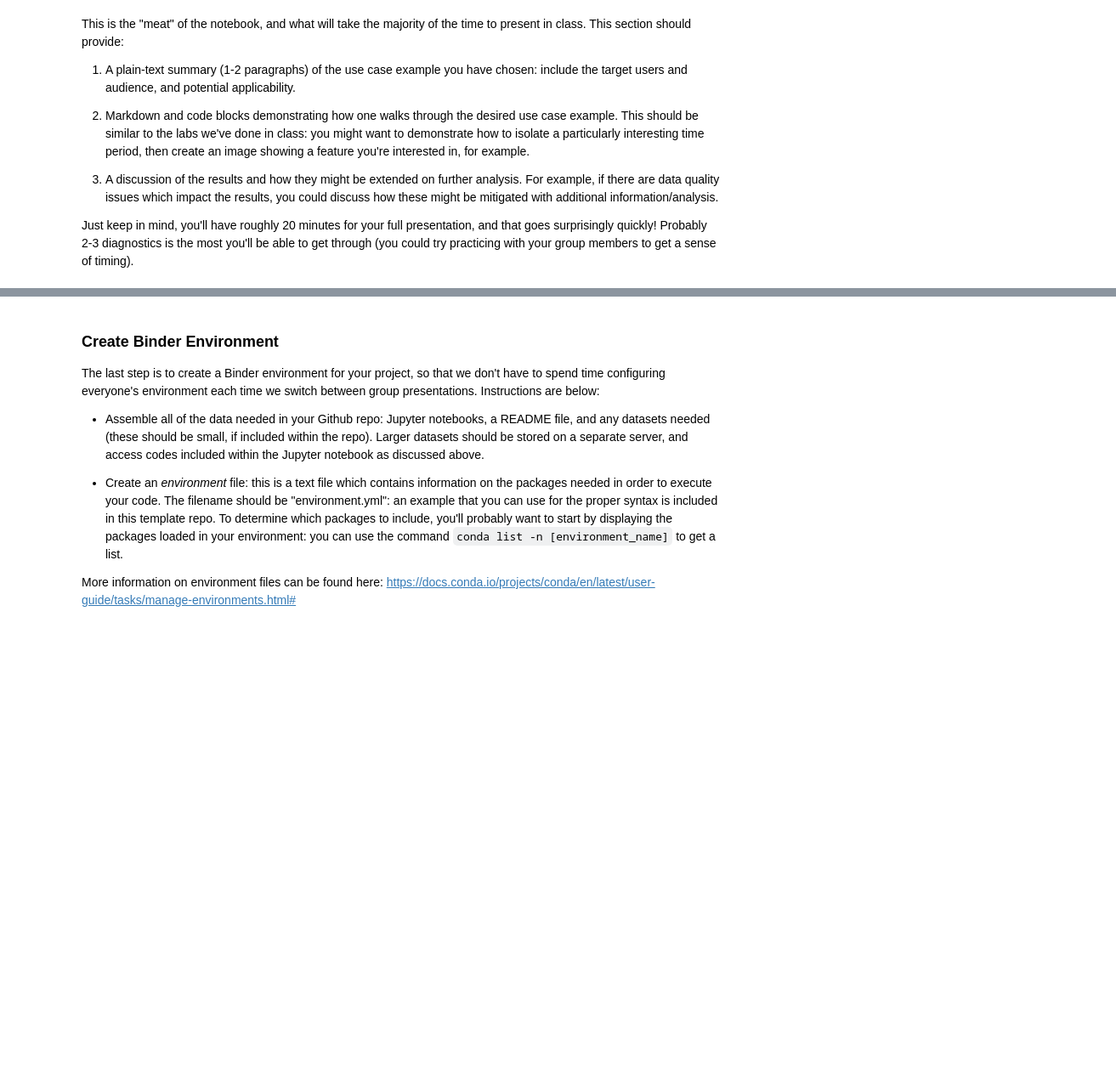
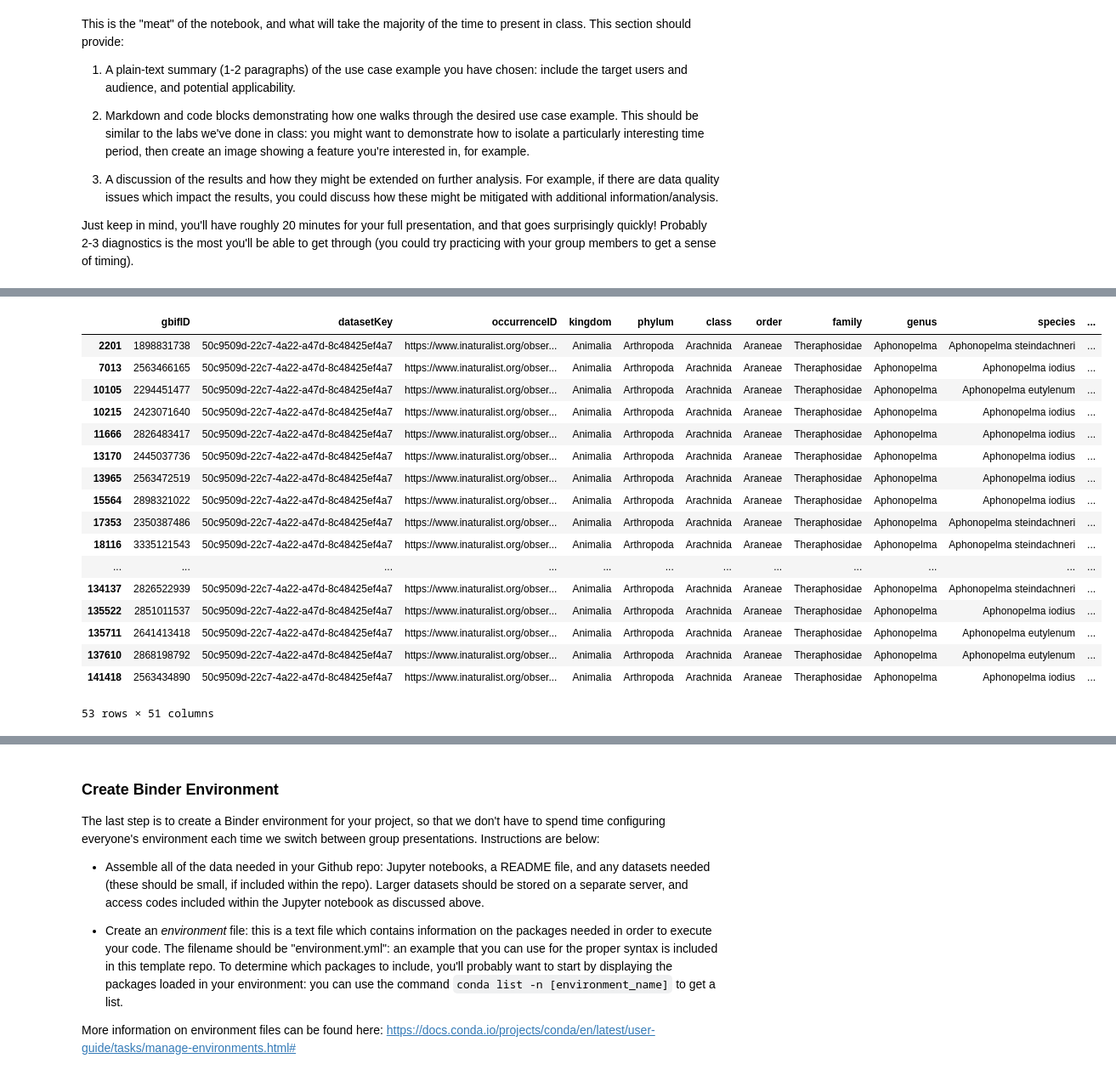
Before and after one commit to erica-bishop/eds220-finalproject, a Jupyter notebook: finalproject_template-Copy1.ipynb, the cells around one changed output, grey strips where cells are left out. Shown: that part at 85% size. Drawn from its saved outputs; the diff is of its cells as text; code cells hidden in the pictures; blank space fills up the shorter version.

```diff
--- a/finalproject_template-Copy1.ipynb
+++ b/finalproject_template-Copy1.ipynb
@@ -206,0 +219,16 @@ fig.colorbar(cf,ax=ax)
+# %%
+import shapely
+import geopandas as gpd
+import pandas as pd
+
+# Repeated--- read in the data!
+sb_inat = pd.read_csv("/courses/EDS214/EDS220_gbffs/inat_sb_recent.csv", sep = '\t') #make sure to update the file path to where your data is stored
+
+# Remember our tarantulas object from our first visualization!
+tarantulas = sb_inat.loc[sb_inat['family'] == "Theraphosidae"]
+# %%
+# Using shapely, create geometries from your lat-lons
+geom_list = [shapely.geometry.Point(lon,lat) for lon,lat in zip(tarantulas["decimalLongitude"] , tarantulas["decimalLatitude"])] # check the ordering of lon/lat
+
+# Create GeoPandas geodataframe
+tarantulas_gdf = gpd.GeoDataFrame(tarantulas, geometry=geom_list, crs={"init":"EPSG:4326"})
@@ -206,0 +251,25 @@ fig.colorbar(cf,ax=ax)
+# %%
+tarantulas_rpj = tarantulas_gdf.to_crs("EPSG:6423") # NAD83 California Zone 5-- includes SB
+
+tarantulas_rpj.crs # now the unit of measurement is in meters!
+
+tarantulas_rpj
+# %% [output]
+|  | gbifID | datasetKey | occurrenceID | kingdom | phylum | class | order | family | genus | species | ... |
+| 2201 | 1898831738 | 50c9509d-22c7-4a22-a47d-8c48425ef4a7 | https://www.inaturalist.org/obser... | Animalia | Arthropoda | Arachnida | Araneae | Theraphosidae | Aphonopelma | Aphonopelma steindachneri | ... |
+| 7013 | 2563466165 | 50c9509d-22c7-4a22-a47d-8c48425ef4a7 | https://www.inaturalist.org/obser... | Animalia | Arthropoda | Arachnida | Araneae | Theraphosidae | Aphonopelma | Aphonopelma iodius | ... |
+| 10105 | 2294451477 | 50c9509d-22c7-4a22-a47d-8c48425ef4a7 | https://www.inaturalist.org/obser... | Animalia | Arthropoda | Arachnida | Araneae | Theraphosidae | Aphonopelma | Aphonopelma eutylenum | ... |
+| 10215 | 2423071640 | 50c9509d-22c7-4a22-a47d-8c48425ef4a7 | https://www.inaturalist.org/obser... | Animalia | Arthropoda | Arachnida | Araneae | Theraphosidae | Aphonopelma | Aphonopelma iodius | ... |
+| 11666 | 2826483417 | 50c9509d-22c7-4a22-a47d-8c48425ef4a7 | https://www.inaturalist.org/obser... | Animalia | Arthropoda | Arachnida | Araneae | Theraphosidae | Aphonopelma | Aphonopelma iodius | ... |
+| 13170 | 2445037736 | 50c9509d-22c7-4a22-a47d-8c48425ef4a7 | https://www.inaturalist.org/obser... | Animalia | Arthropoda | Arachnida | Araneae | Theraphosidae | Aphonopelma | Aphonopelma iodius | ... |
+| 13965 | 2563472519 | 50c9509d-22c7-4a22-a47d-8c48425ef4a7 | https://www.inaturalist.org/obser... | Animalia | Arthropoda | Arachnida | Araneae | Theraphosidae | Aphonopelma | Aphonopelma iodius | ... |
+| 15564 | 2898321022 | 50c9509d-22c7-4a22-a47d-8c48425ef4a7 | https://www.inaturalist.org/obser... | Animalia | Arthropoda | Arachnida | Araneae | Theraphosidae | Aphonopelma | Aphonopelma iodius | ... |
+| 17353 | 2350387486 | 50c9509d-22c7-4a22-a47d-8c48425ef4a7 | https://www.inaturalist.org/obser... | Animalia | Arthropoda | Arachnida | Araneae | Theraphosidae | Aphonopelma | Aphonopelma steindachneri | ... |
+| 18116 | 3335121543 | 50c9509d-22c7-4a22-a47d-8c48425ef4a7 | https://www.inaturalist.org/obser... | Animalia | Arthropoda | Arachnida | Araneae | Theraphosidae | Aphonopelma | Aphonopelma steindachneri | ... |
+| ... | ... | ... | ... | ... | ... | ... | ... | ... | ... | ... | ... |
+| 134137 | 2826522939 | 50c9509d-22c7-4a22-a47d-8c48425ef4a7 | https://www.inaturalist.org/obser... | Animalia | Arthropoda | Arachnida | Araneae | Theraphosidae | Aphonopelma | Aphonopelma steindachneri | ... |
+| 135522 | 2851011537 | 50c9509d-22c7-4a22-a47d-8c48425ef4a7 | https://www.inaturalist.org/obser... | Animalia | Arthropoda | Arachnida | Araneae | Theraphosidae | Aphonopelma | Aphonopelma iodius | ... |
+| 135711 | 2641413418 | 50c9509d-22c7-4a22-a47d-8c48425ef4a7 | https://www.inaturalist.org/obser... | Animalia | Arthropoda | Arachnida | Araneae | Theraphosidae | Aphonopelma | Aphonopelma eutylenum | ... |
+| 137610 | 2868198792 | 50c9509d-22c7-4a22-a47d-8c48425ef4a7 | https://www.inaturalist.org/obser... | Animalia | Arthropoda | Arachnida | Araneae | Theraphosidae | Aphonopelma | Aphonopelma eutylenum | ... |
+| 141418 | 2563434890 | 50c9509d-22c7-4a22-a47d-8c48425ef4a7 | https://www.inaturalist.org/obser... | Animalia | Arthropoda | Arachnida | Araneae | Theraphosidae | Aphonopelma | Aphonopelma iodius | ... |
+53 rows × 51 columns
```
Also changed, not shown: parts of 4 cells of this notebook.
